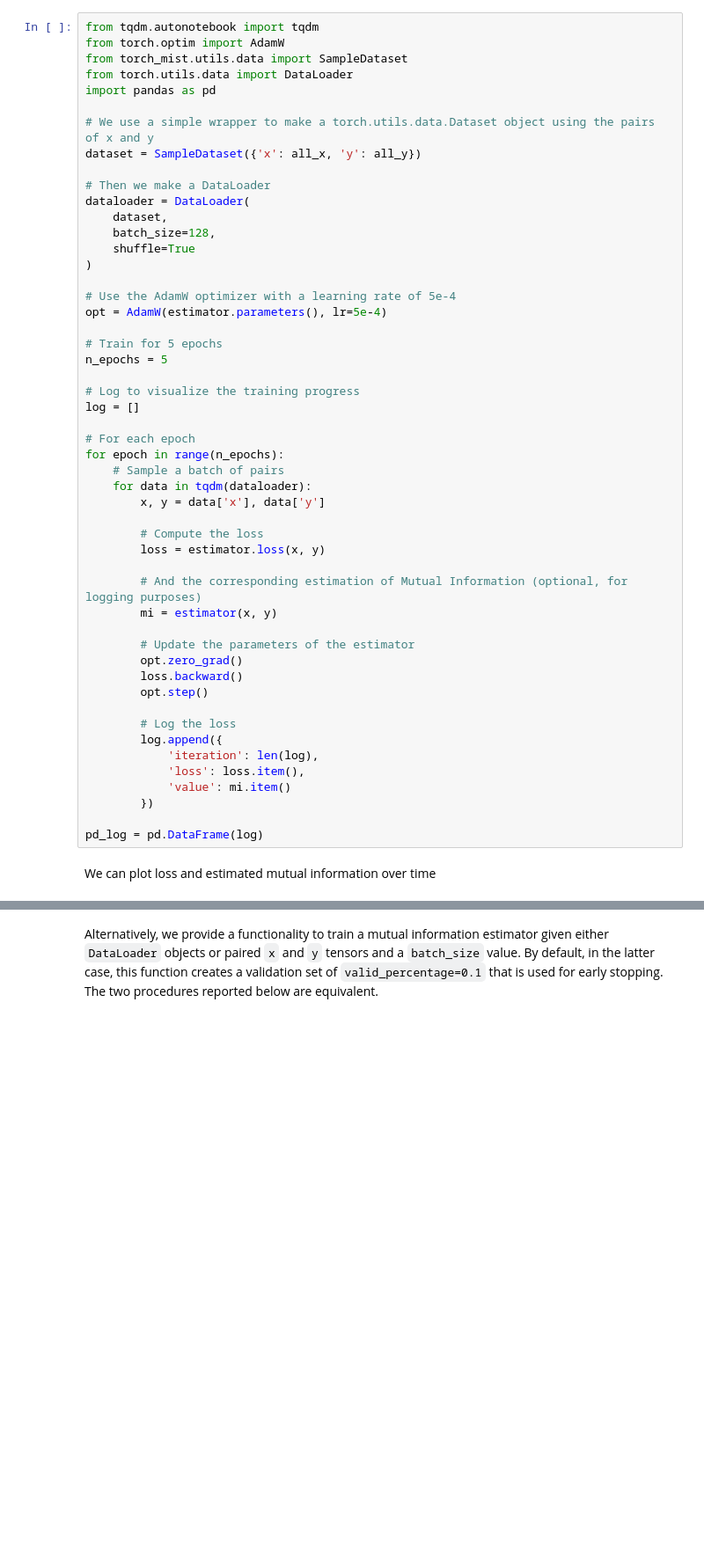
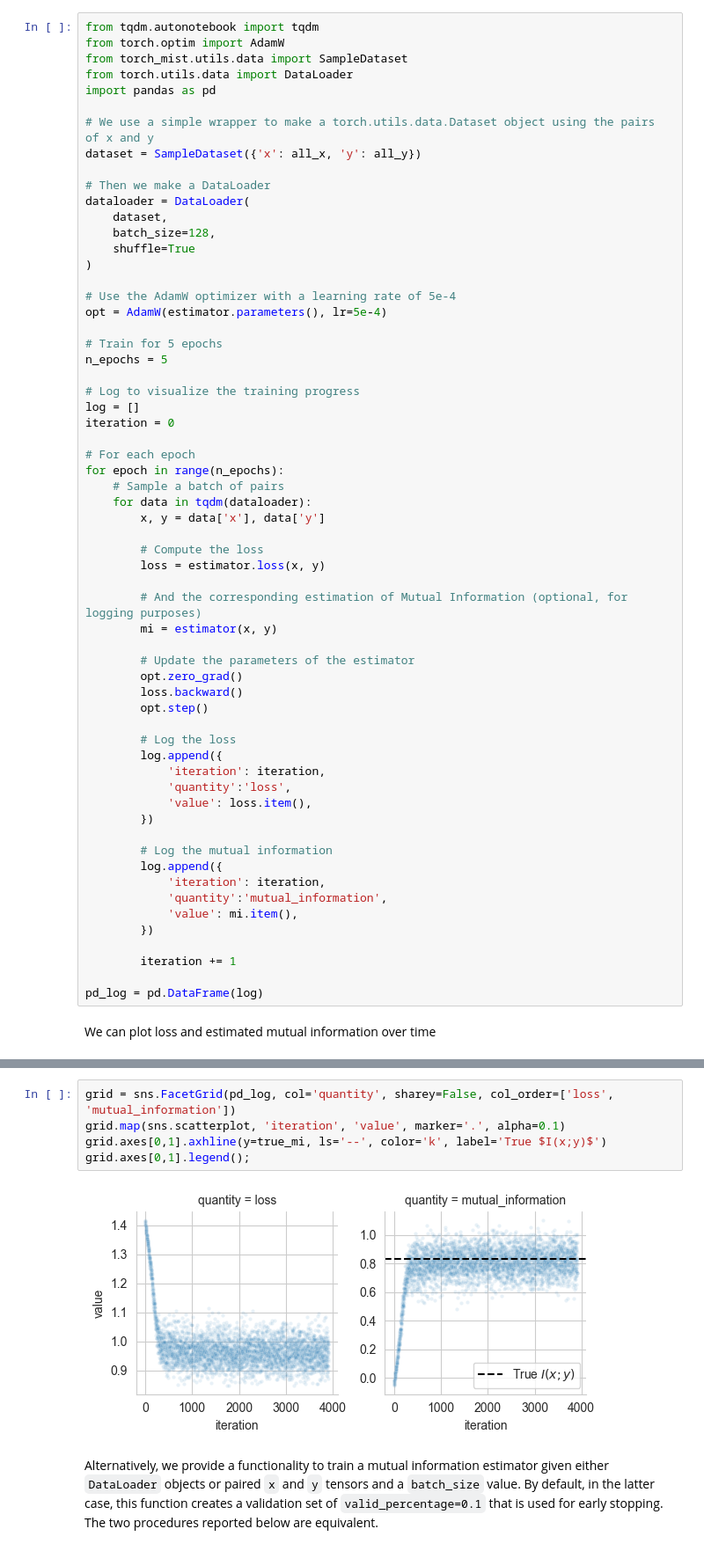
Before and after one commit to mfederici/torch-mist, a Jupyter notebook: docs/notebooks/usage.ipynb, the cells around one changed output, grey strips where cells are left out. Shown at 88% size. Drawn from its saved outputs; the diff is of its cells as text; blank space fills up the shorter version.

```diff
--- a/docs/notebooks/usage.ipynb
+++ b/docs/notebooks/usage.ipynb
@@ -206,6 +203,7 @@ n_epochs = 5
 
 # Log to visualize the training progress
 log = []
+iteration = 0
 
 # For each epoch
 for epoch in range(n_epochs):
@@ -226,11 +224,20 @@ for epoch in range(n_epochs):
 
         # Log the loss
         log.append({
-            'iteration': len(log),
-            'loss': loss.item(),
-            'value': mi.item()
+            'iteration': iteration,
+            'quantity':'loss',
+            'value': loss.item(),
         })
 
+        # Log the mutual information
+        log.append({
+            'iteration': iteration,
+            'quantity':'mutual_information',
+            'value': mi.item(),
+        })
+
+        iteration += 1
+
 pd_log = pd.DataFrame(log)
 # %% [markdown]
 We can plot loss and estimated mutual information over time
@@ -250,3 +244,10 @@ sns.despine()
+# %%
+grid = sns.FacetGrid(pd_log, col='quantity', sharey=False, col_order=['loss', 'mutual_information'])
+grid.map(sns.scatterplot, 'iteration', 'value', marker='.', alpha=0.1)
+grid.axes[0,1].axhline(y=true_mi, ls='--', color='k', label='True $I(x;y)$')
+grid.axes[0,1].legend();
+# %% [output]
+[figure, added]
 # %% [markdown]
 Alternatively, we provide a functionality to train a mutual information estimator given either `DataLoader` objects or paired `x` and `y` tensors and a `batch_size` value. By default, in the latter case, this function creates a validation set of `valid_percentage=0.1` that is used for early stopping.
 The two procedures reported below are equivalent.
```
Also changed, not shown: parts of 10 cells of this notebook, 27 other files.
